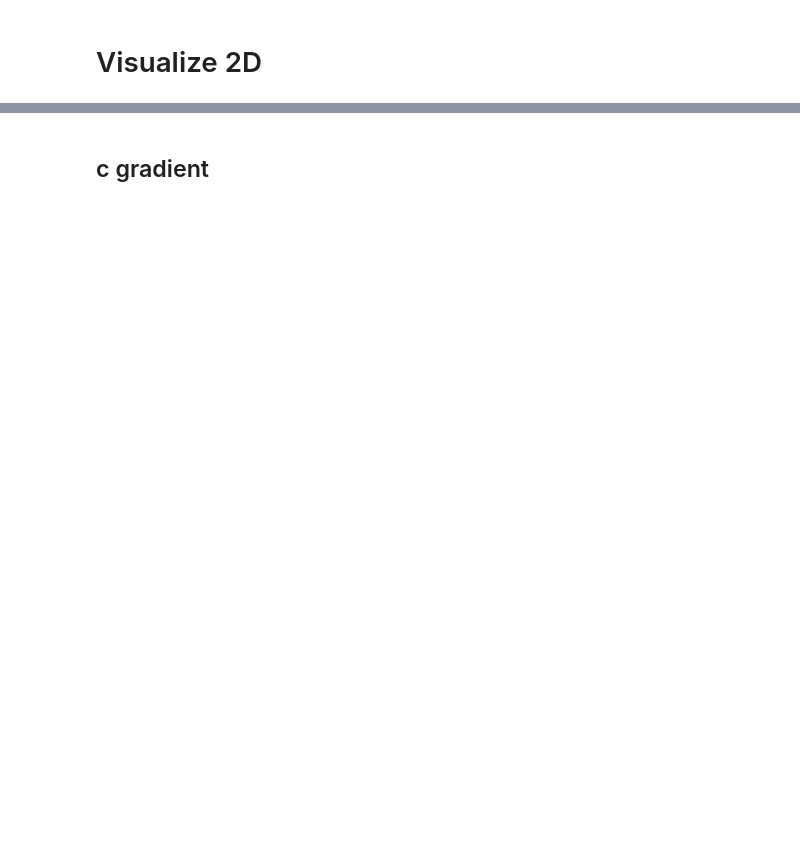
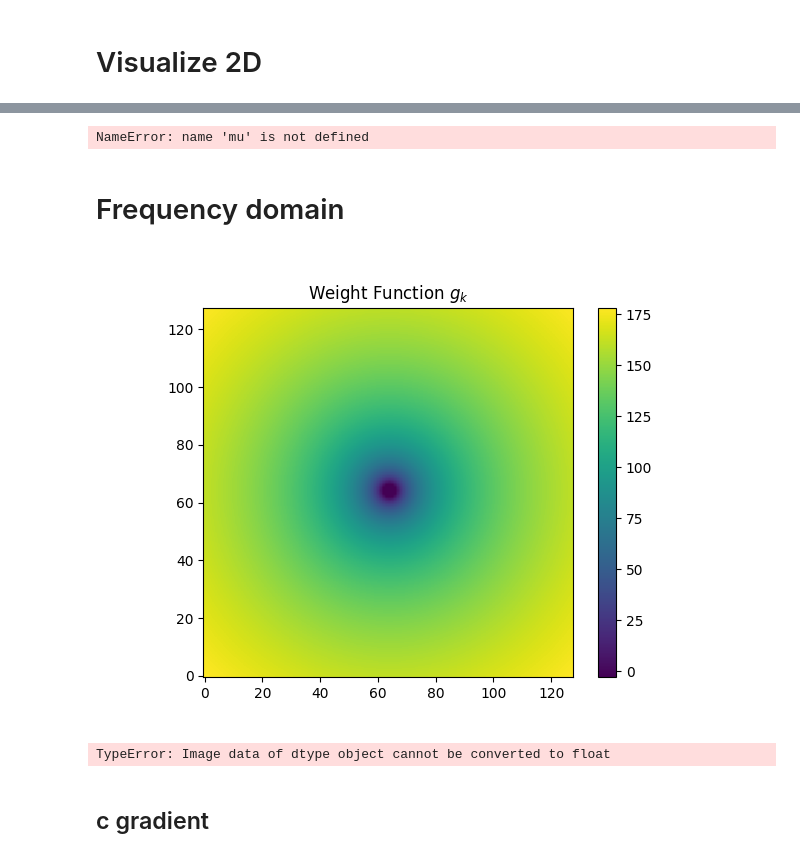
Before and after one commit to grindstm/pat, a Jupyter notebook: vis.ipynb, the cells around one changed output, grey strips where cells are left out. Cells and saved outputs as stored; diff of their text form; code cells hidden in the pictures; blank space fills up the shorter version.

```diff
--- a/vis.ipynb
+++ b/vis.ipynb
@@ -119,0 +177,39 @@ interactive(children=(IntSlider(value=0, description='file', max=2), IntSlider(v
+# %%
+domain = Domain(N=(128, 128), dx=1.)
+mu_fs = FourierSeries(mu, domain)
+np.sum(mu_fs.params)
+plt.figure()
+from jax.numpy.fft import rfft2, ifft2
+plt.imshow(rfft2(mu_fs.params).real)
+# %% [output]
+NameError: name 'mu' is not defined
+# %% [markdown]
+# Frequency domain
+# %%
+
+c = np.load(u.file(u.c_path, 0))
+domain = Domain(N=(128, 128), dx=1.)
+c = FourierSeries(c, domain)
+shape = c.on_grid.shape
+fft_c = fft2(c.on_grid)
+fft_c_shifted = fftshift(fft_c)  # Shift the zero frequency to the center
+
+freq_x = fftfreq(shape[0]).reshape(-1, 1)
+freq_y = fftfreq(shape[1]).reshape(1, -1)
+
+# Shift the frequencies so that zero is at the center
+freq_x_shifted = fftshift(freq_x)
+freq_y_shifted = fftshift(freq_y)
+
+k = 0.5 * jnp.sqrt(freq_x_shifted ** 2 + freq_y_shifted ** 2)
+epsilon = 1e-10  # A small constant to avoid log(0)
+k_safe = 100* k + epsilon  # Ensure k is never zero to avoid log(0)
+g_k = jnp.maximum(jnp.ones_like(k)*-3, 50 * jnp.log(k_safe))
+
+plt.figure()
+plt.imshow(g_k, origin='lower')  # Ensure the plot uses the correct orientation
+plt.colorbar()
+plt.title('Weight Function $g_k$')
+plt.show()
+# %% [output]
+[figure, added]
@@ -120,3 +221,14 @@ interactive(children=(IntSlider(value=0, description='file', max=2), IntSlider(v
+# %%
+# x = c_r = np.load(u.file(u.c_r_path, 1, 9))
+x = c
+im = plt.imshow(x)
+plt.colorbar(im)
+# plot_fft2(x)
+plot_fft2(x-np.mean(x))
+# im2 = plot_fft2((x-np.mean(x))/np.std(x))
+plt.colorbar(im2)
+# %% [output]
+TypeError: Image data of dtype object cannot be converted to float
 # %% [markdown]
 ## c gradient
 # %%
```
Also changed, not shown: parts of 22 cells of this notebook, 21 other files.
